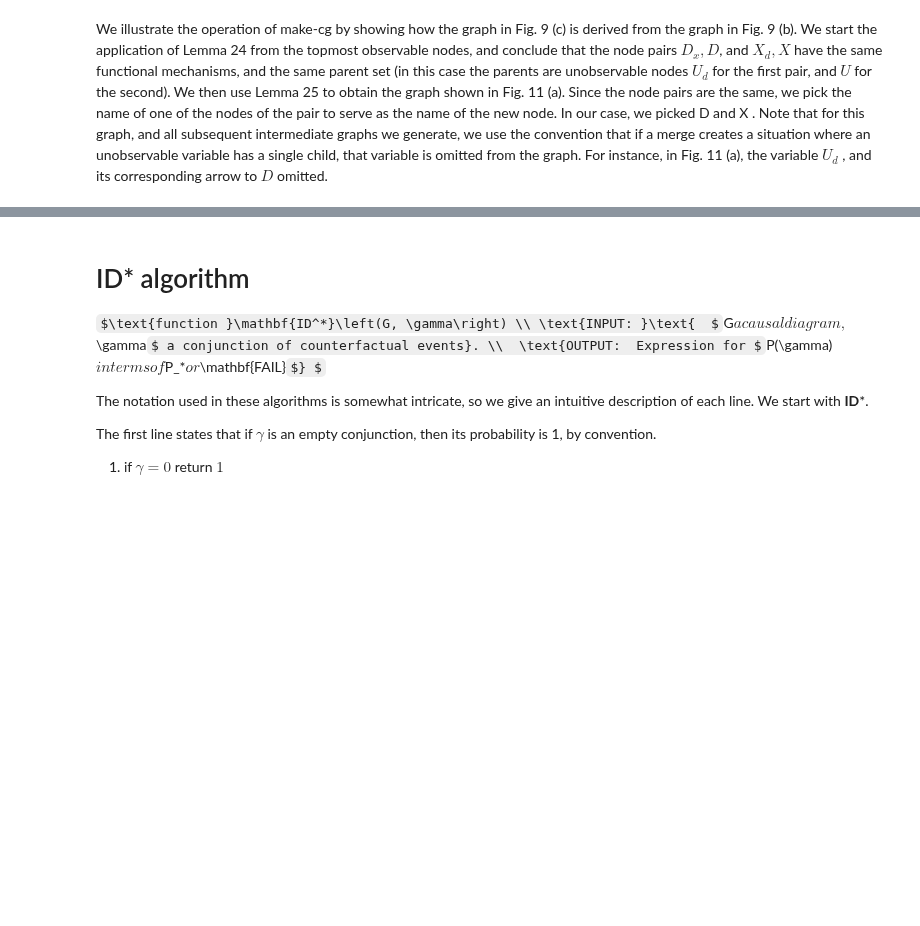
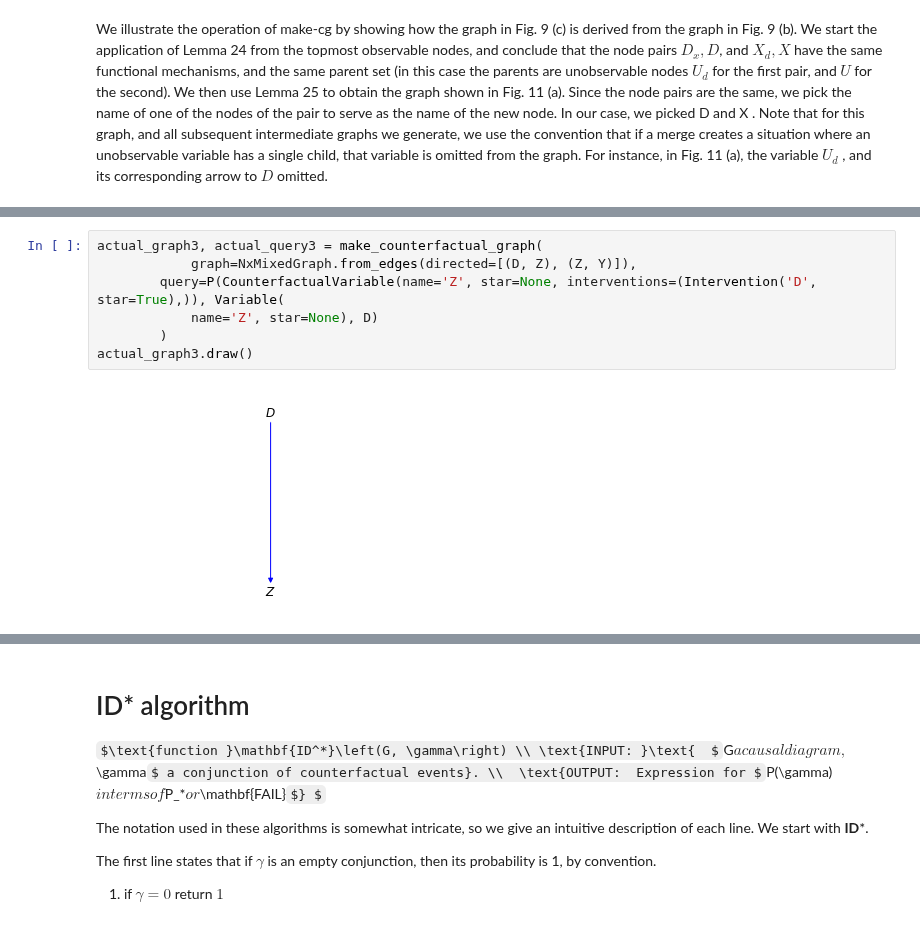
Before and after one commit to y0-causal-inference/y0, a Jupyter notebook: notebooks/Counterfactual Identification.ipynb, the cells around one changed output, grey strips where cells are left out. Drawn from its saved outputs; the diff is of its cells as text; some formulas as TeX source; blank space fills up the shorter version.

```diff
--- a/notebooks/Counterfactual Identification.ipynb
+++ b/notebooks/Counterfactual Identification.ipynb
@@ -110,0 +142,9 @@ figure_11c_calculated = cf_graph_7
+# %%
+actual_graph3, actual_query3 = make_counterfactual_graph(
+            graph=NxMixedGraph.from_edges(directed=[(D, Z), (Z, Y)]),
+        query=P(CounterfactualVariable(name='Z', star=None, interventions=(Intervention('D', star=True),)), Variable(
+            name='Z', star=None), D)
+        )
+actual_graph3.draw()
+# %% [output]
+[figure, added]
```
Also changed, not shown: parts of 12 cells of this notebook, 2 other files.
